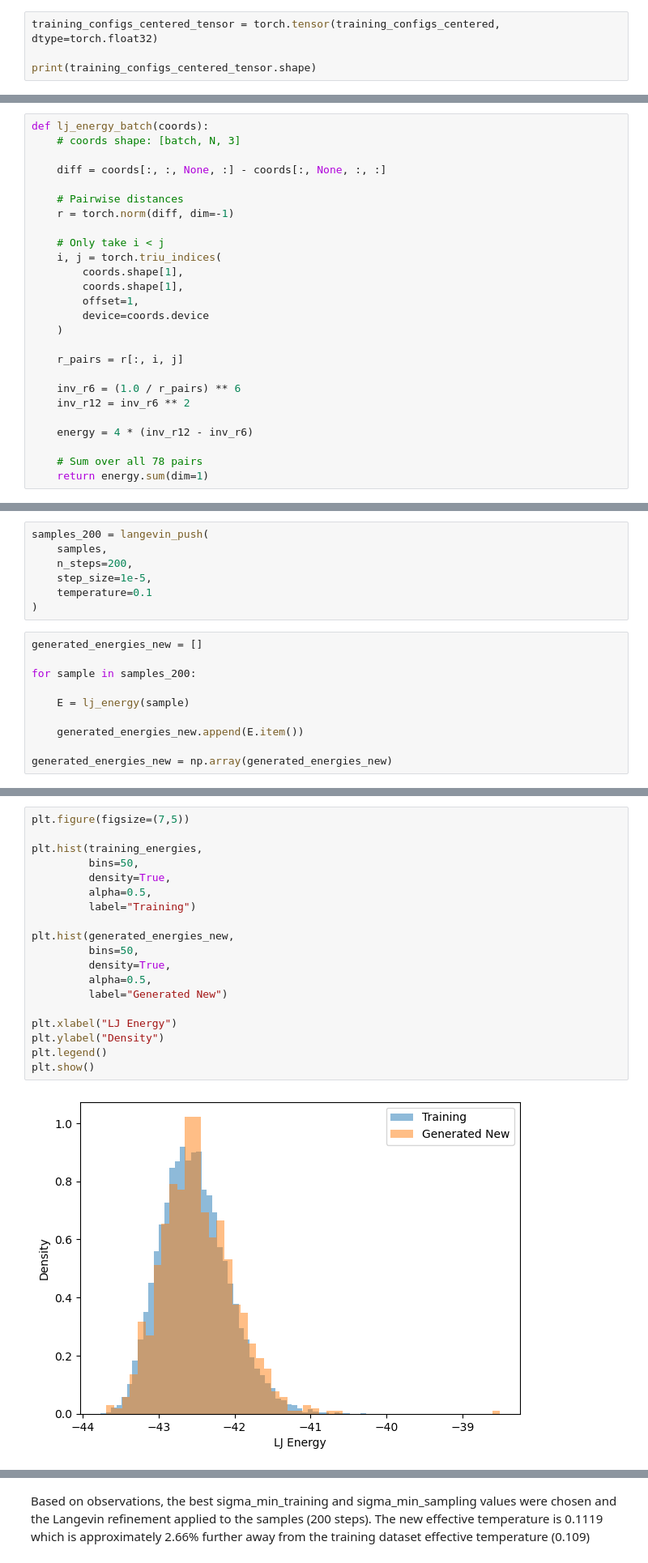
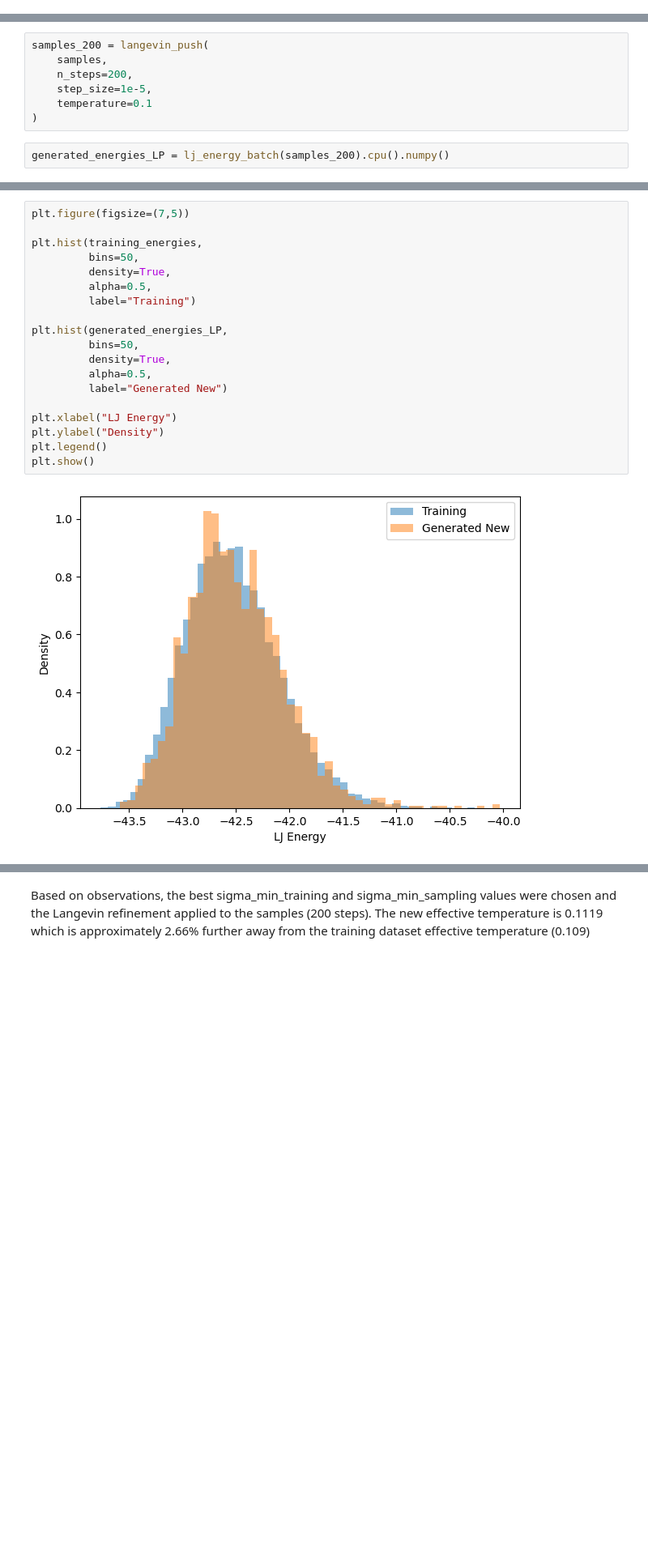
Before and after one commit to anas-aziz2/Summer-Project-2026, a Jupyter notebook: LJ_13_Test_Langevin_Push.ipynb, the cells around one changed output, grey strips where cells are left out. Shown at 81% size. Saved outputs shown, nothing was run; the diff lists cells and outputs as text; blank space fills up the shorter version.

```diff
--- a/LJ_13_Test_Langevin_Push.ipynb
+++ b/LJ_13_Test_Langevin_Push.ipynb
@@ -16,4 +29,0 @@ training_configs_centered = training_configs - com
-# %%
-training_configs_centered_tensor = torch.tensor(training_configs_centered, dtype=torch.float32)
-
-print(training_configs_centered_tensor.shape)
@@ -575,28 +188,2 @@ plt.show()
 # %% [markdown]
 The mean learned norm has reduced from 23.9% to 18.5%
-# %%
-def lj_energy_batch(coords):
-    # coords shape: [batch, N, 3]
-
-    diff = coords[:, :, None, :] - coords[:, None, :, :]
-
-    # Pairwise distances
-    r = torch.norm(diff, dim=-1)
-
-    # Only take i < j
-    i, j = torch.triu_indices(
-        coords.shape[1],
-        coords.shape[1],
-        offset=1,
-        device=coords.device
-    )
-
-    r_pairs = r[:, i, j]
-
-    inv_r6 = (1.0 / r_pairs) ** 6
-    inv_r12 = inv_r6 ** 2
-
-    energy = 4 * (inv_r12 - inv_r6)
-
-    # Sum over all 78 pairs
-    return energy.sum(dim=1)
@@ -662,15 +195,7 @@ samples_200 = langevin_push(
     temperature=0.1
 )
 # %%
-generated_energies_new = []
-
-for sample in samples_200:
-
-    E = lj_energy(sample)
-
-    generated_energies_new.append(E.item())
-
-generated_energies_new = np.array(generated_energies_new)
+generated_energies_LP = lj_energy_batch(samples_200).cpu().numpy()
 # %%
 print("Training")
 print(training_energies.min())
@@ -692,21 +217,21 @@ Generated New
 # %%
 plt.figure(figsize=(7,5))
 
 plt.hist(training_energies,
          bins=50,
          density=True,
          alpha=0.5,
          label="Training")
 
-plt.hist(generated_energies_new,
+plt.hist(generated_energies_LP,
          bins=50,
          density=True,
          alpha=0.5,
          label="Generated New")
 
 plt.xlabel("LJ Energy")
 plt.ylabel("Density")
 plt.legend()
 plt.show()
 # %% [output]
-[figure, old version]
+[figure, new version]
```
Also changed, not shown: parts of 35 cells of this notebook, 12 other files.
